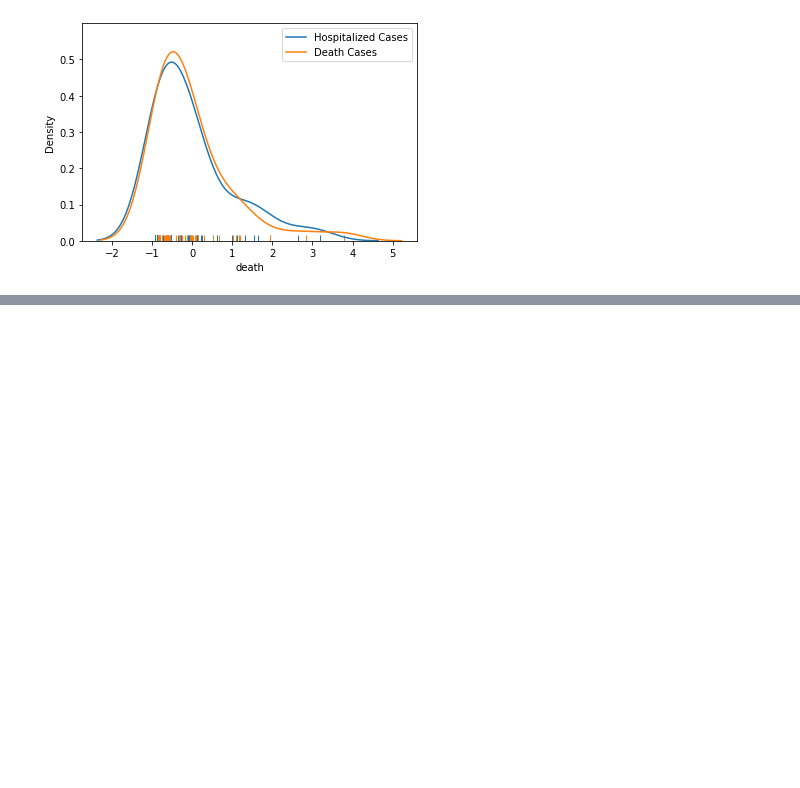
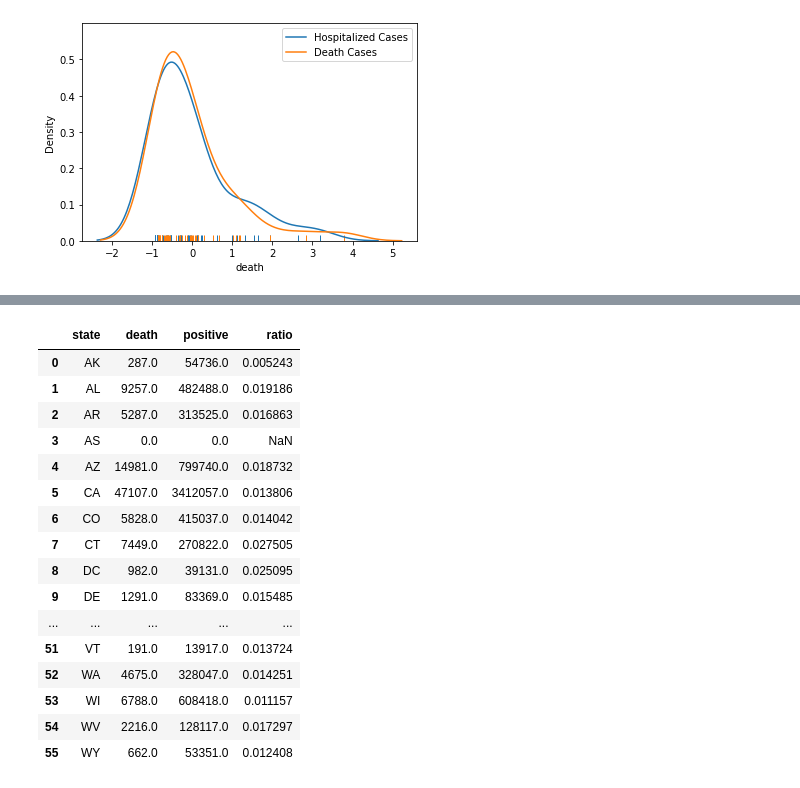
Before and after one commit to ShahidOni/Project3, a Jupyter notebook: covid.ipynb, the cells around one changed output, grey strips where cells are left out. Saved outputs shown, nothing was run; the diff lists cells and outputs as text; code cells hidden in the pictures; blank space fills up the shorter version.

```diff
--- a/covid.ipynb
+++ b/covid.ipynb
@@ -125,0 +158,37 @@ plt.show()
+# %%
+cases_per_death_by_state = data[['state', 'death', 'positive']].dropna()
+cases_per_death_by_state = cases_per_death_by_state.groupby(['state'], sort=False)['death', 'positive'].max().reset_index()
+cases_per_death_by_state['ratio'] = (cases_per_death_by_state['death'] / cases_per_death_by_state['positive']).dropna()
+display(cases_per_death_by_state)
+
+fig = go.Figure(data=go.Choropleth(
+    locations=cases_per_death_by_state['state'], # Spatial coordinates
+    z = cases_per_death_by_state['ratio'].astype(float), # Data to be color-coded
+    locationmode = 'USA-states', # set of locations match entries in `locations`
+    colorscale = 'Reds'
+))
+
+fig.update_layout(
+    title_text = 'Covid deaths per positive test by state',
+    geo_scope='usa', # limite map scope to USA
+)
+
+fig.show()
+# %% [output]
+|  | state | death | positive | ratio |
+| 0 | AK | 287.0 | 54736.0 | 0.005243 |
+| 1 | AL | 9257.0 | 482488.0 | 0.019186 |
+| 2 | AR | 5287.0 | 313525.0 | 0.016863 |
+| 3 | AS | 0.0 | 0.0 | NaN |
+| 4 | AZ | 14981.0 | 799740.0 | 0.018732 |
+| 5 | CA | 47107.0 | 3412057.0 | 0.013806 |
+| 6 | CO | 5828.0 | 415037.0 | 0.014042 |
+| 7 | CT | 7449.0 | 270822.0 | 0.027505 |
+| 8 | DC | 982.0 | 39131.0 | 0.025095 |
+| 9 | DE | 1291.0 | 83369.0 | 0.015485 |
+| ... | ... | ... | ... | ... |
+| 51 | VT | 191.0 | 13917.0 | 0.013724 |
+| 52 | WA | 4675.0 | 328047.0 | 0.014251 |
+| 53 | WI | 6788.0 | 608418.0 | 0.011157 |
+| 54 | WV | 2216.0 | 128117.0 | 0.017297 |
+| 55 | WY | 662.0 | 53351.0 | 0.012408 |
```
Also changed, not shown: parts of 9 cells of this notebook, 1 other file.
